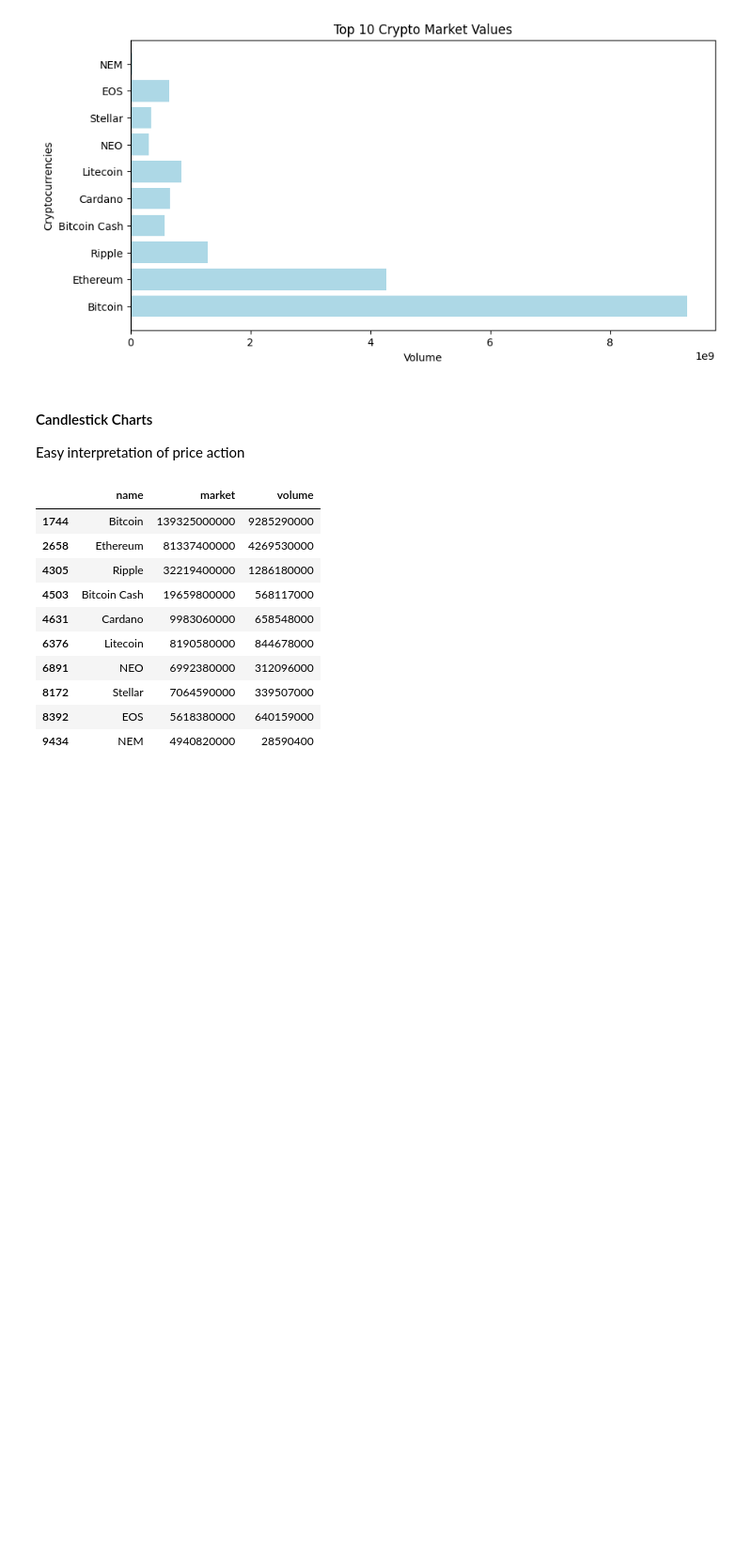
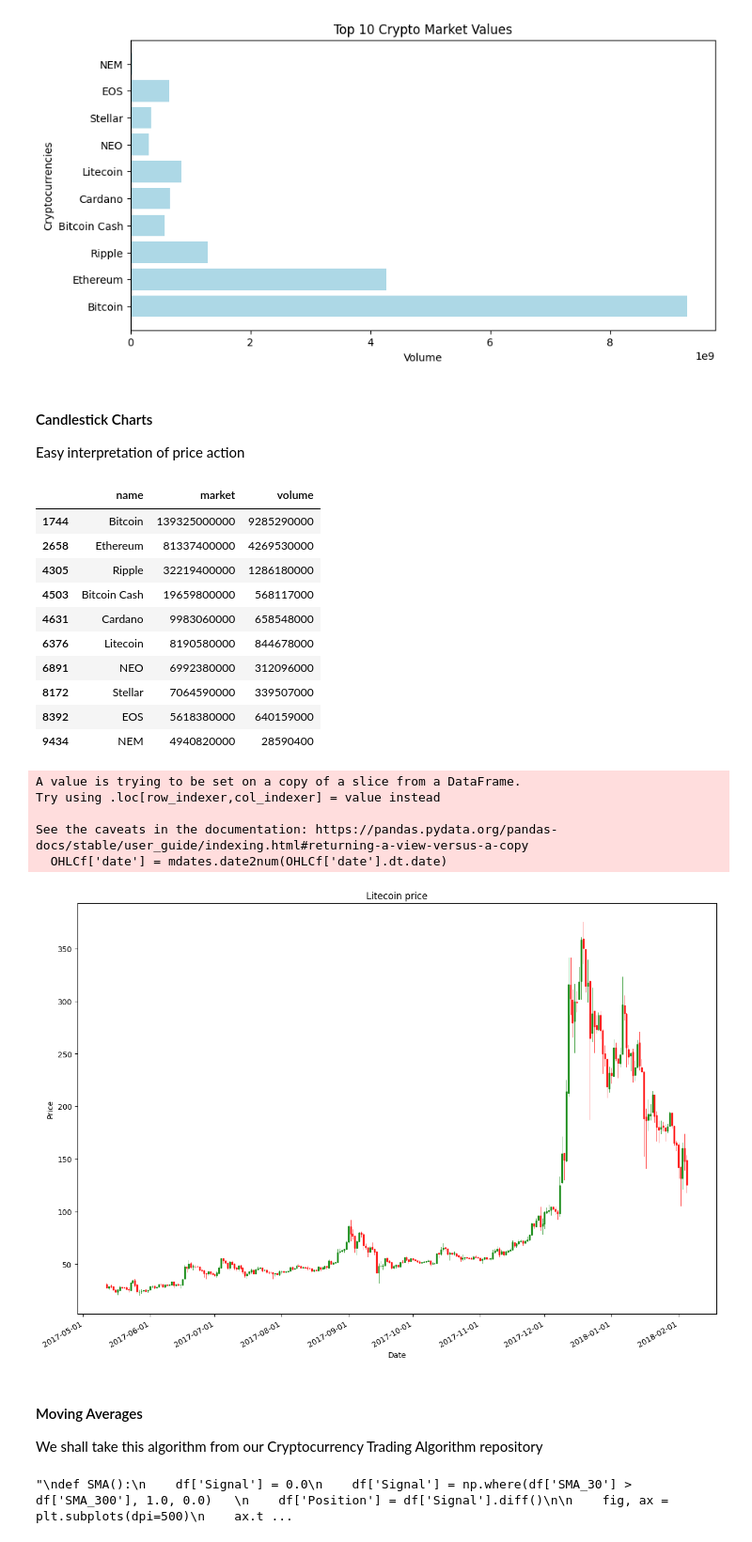
Before and after one commit to Annarhysa/Cryptocurrency-Market-Analysis, a Jupyter notebook: Analysis.ipynb, the cells around one changed output. Shown at 94% size. Cells and saved outputs as stored; diff of their text form; code cells hidden in the pictures; blank space fills up the shorter version.

```diff
--- a/Analysis.ipynb
+++ b/Analysis.ipynb
@@ -141,12 +141,64 @@ latest
 | 8172 | Stellar | 7064590000 | 339507000 |
 | 8392 | EOS | 5618380000 | 640159000 |
 | 9434 | NEM | 4940820000 | 28590400 |
+# %%
+def candlestick(rank,month):
+    name = df[df.ranknow == rank].iloc[-1]['name']
+    f = df[(df['ranknow'] == rank) & (df['date'] > (max(df['date']) - timedelta(days = 30*month)))]
+    OHLCf = f[['date', 'open', 'high', 'low', 'close']]
+    OHLCf['date'] = mdates.date2num(OHLCf['date'].dt.date)
+    return name, OHLCf
+# %%
+def candleplot(name, OHLCf):
+    f,ax=plt.subplots(figsize=(15,11))
+    ax.xaxis_date()
+    candlestick_ohlc(ax, OHLCf.values, width=0.5, colorup='g', colordown='r',alpha=0.75)
+
+    plt.xlabel("Date")
+    ax.xaxis.set_major_formatter(mdates.DateFormatter('%Y-%m-%d'))
+    plt.gcf().autofmt_xdate()
+    plt.title(name + " price")
+    plt.ylabel("Price")
+    plt.show()
 # %%
 rank = int(input("Enter the rank of the Crypto stock you want to vizualize: "))
 month = int(input("Enter the number of months you want to analyze the stock: "))
-# %%
-def candlestick(rank,month):
-    name = df[df.ranknow == rank].iloc[-1]['name']
-    f = df[(df['ranknow'] == rank) & (df['date'] > (max(df['date']) - timedelta(days = 30*month)))]
-    OHLCf = f[['date', 'open', 'high', 'low', 'close']]
-    OHLC['date'] = mdates.date2num(OHLCf['date'].dt.date)
+# %%
+name, OHLCf = candlestick(rank,month)
+candleplot(name, OHLCf)
+# %% [output]
+A value is trying to be set on a copy of a slice from a DataFrame.
+Try using .loc[row_indexer,col_indexer] = value instead
+
+See the caveats in the documentation: https://pandas.pydata.org/pandas-docs/stable/user_guide/indexing.html#returning-a-view-versus-a-copy
+  OHLCf['date'] = mdates.date2num(OHLCf['date'].dt.date)
+[figure, added]
+# %% [markdown]
+#### Moving Averages
+
+We shall take this algorithm from our Cryptocurrency Trading Algorithm repository
+# %%
+'''
+def SMA():
+    df['Signal'] = 0.0
+    df['Signal'] = np.where(df['SMA_30'] > df['SMA_300'], 1.0, 0.0)
+    df['Position'] = df['Signal'].diff()
+
+    fig, ax = plt.subplots(dpi=500)
+    ax.tick_params(axis='x', labelsize=8)
+
+    ax.plot(df.index, df['close'], label='Closing Price')
+    ax.plot(df['SMA_30'].index, df['SMA_30'] , label='30-day SMA')
+    ax.plot(df['SMA_300'].index, df['SMA_300'] , label='300-day SMA')
+
+    ax.plot(df.loc[df['Position']==1.0].index, df.SMA_30[df['Position'] == 1.0],marker=6, ms=4, linestyle='none', color='green')
+
+    # Adding red arrows to indicate sell orders
+    ax.plot(df.loc[df['Position'] == -1.0].index, df.SMA_30[df['Position'] == -1.0],
+    marker=7, ms=4, linestyle='none', color='red')
+
+    ax.legend()
+    plt.show()
+'''
+# %% [output]
+"\ndef SMA():\n    df['Signal'] = 0.0\n    df['Signal'] = np.where(df['SMA_30'] > df['SMA_300'], 1.0, 0.0)   \n    df['Position'] = df['Signal'].diff()\n\n    fig, ax = plt.subplots(dpi=500)\n    ax.t ...
```
Also changed, not shown: parts of 2 cells of this notebook.
